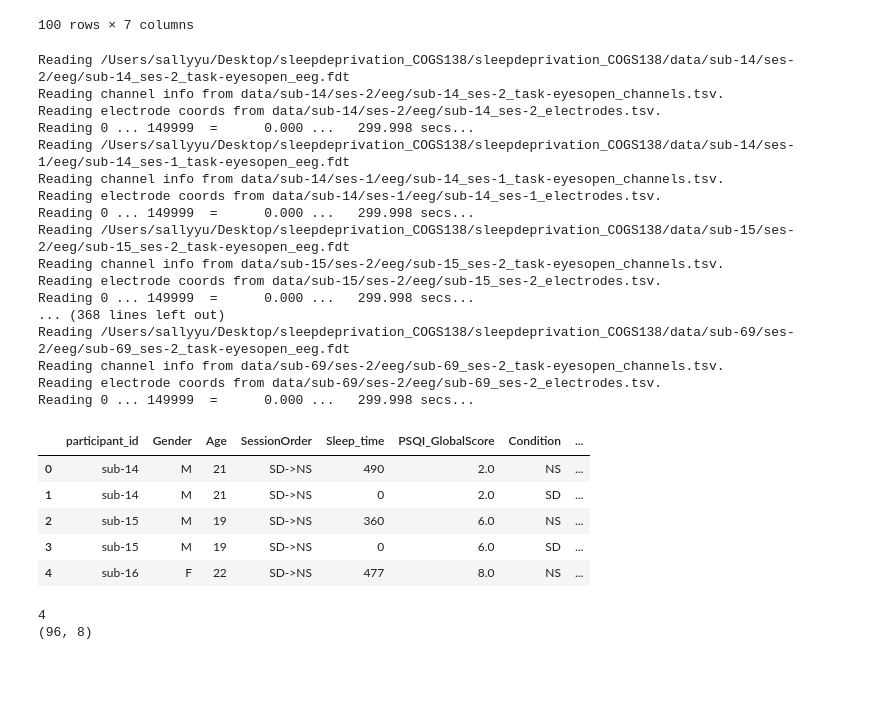
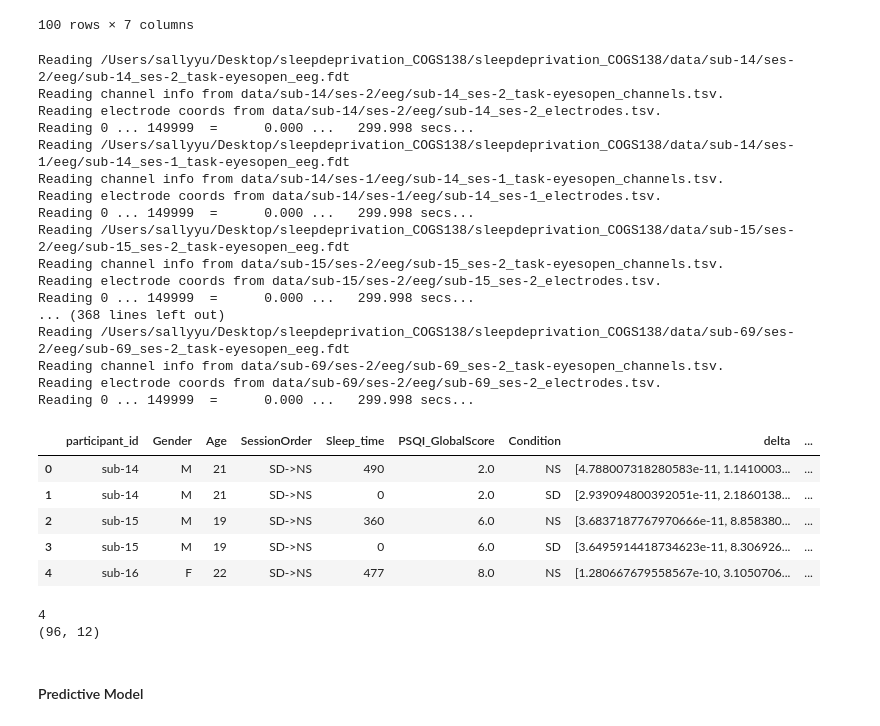
Before and after one commit to yangwestyyy21/sleepdeprivation_COGS138, a Jupyter notebook: sleepdeprivation_COGS138/read_eeg_data.ipynb, the cells around one changed output. Saved outputs shown, nothing was run; the diff lists cells and outputs as text; code cells hidden in the pictures; blank space fills up the shorter version.

```diff
--- a/sleepdeprivation_COGS138/read_eeg_data.ipynb
+++ b/sleepdeprivation_COGS138/read_eeg_data.ipynb
@@ -226,7 +226,9 @@ feature_df
 # extract channel frequency data from eeg and append to df
 warnings.filterwarnings("ignore", category=RuntimeWarning)
 
-feature_df['eeg_band_powers'] = None
+for band in bands.keys():
+    feature_df[band] = None
+
 bands = {'delta': (1, 4),
          'theta': (4, 8),
          'alpha': (8, 12),
@@ -250,50 +252,54 @@ for i, row in feature_df.iterrows():
     sfreq = raw.info['sfreq']
     f, Pxx = scipy.signal.welch(data[0], fs=sfreq, nperseg=1024, noverlap=512)
 
-    # calculate average power of each channel (61) for each frequency band (5) and store in a dict
+    # calculate average power of each channel (61) for each frequency band (5)
     avg_band_powers = {band: np.zeros((data.shape[0],)) for band in bands}
 
     for channel in range(data.shape[0]):
         f, Pxx = scipy.signal.welch(data[channel], fs=sfreq, nperseg=1024, noverlap=512)
 
         for band, (fmin, fmax) in bands.items():
             freq_mask = (f >= fmin) & (f <= fmax)
             avg_band_powers[band][channel] = np.mean(Pxx[freq_mask])
 
     # append the freq info dict to feature_df
-    feature_df.at[i, 'eeg_band_powers'] = avg_band_powers
+    # feature_df.at[i, 'eeg_band_powers'] = avg_band_powers
+    for band in bands.keys():
+        feature_df.at[i, band] = avg_band_powers[band]
 
 feature_df.head()
 # %% [output]
 Reading /Users/sallyyu/Desktop/sleepdeprivation_COGS138/sleepdeprivation_COGS138/data/sub-14/ses-2/eeg/sub-14_ses-2_task-eyesopen_eeg.fdt
 Reading channel info from data/sub-14/ses-2/eeg/sub-14_ses-2_task-eyesopen_channels.tsv.
 Reading electrode coords from data/sub-14/ses-2/eeg/sub-14_ses-2_electrodes.tsv.
 Reading 0 ... 149999  =      0.000 ...   299.998 secs...
 Reading /Users/sallyyu/Desktop/sleepdeprivation_COGS138/sleepdeprivation_COGS138/data/sub-14/ses-1/eeg/sub-14_ses-1_task-eyesopen_eeg.fdt
 Reading channel info from data/sub-14/ses-1/eeg/sub-14_ses-1_task-eyesopen_channels.tsv.
 Reading electrode coords from data/sub-14/ses-1/eeg/sub-14_ses-1_electrodes.tsv.
 Reading 0 ... 149999  =      0.000 ...   299.998 secs...
 Reading /Users/sallyyu/Desktop/sleepdeprivation_COGS138/sleepdeprivation_COGS138/data/sub-15/ses-2/eeg/sub-15_ses-2_task-eyesopen_eeg.fdt
 Reading channel info from data/sub-15/ses-2/eeg/sub-15_ses-2_task-eyesopen_channels.tsv.
 Reading electrode coords from data/sub-15/ses-2/eeg/sub-15_ses-2_electrodes.tsv.
 Reading 0 ... 149999  =      0.000 ...   299.998 secs...
 ... (368 lines left out)
 Reading /Users/sallyyu/Desktop/sleepdeprivation_COGS138/sleepdeprivation_COGS138/data/sub-69/ses-2/eeg/sub-69_ses-2_task-eyesopen_eeg.fdt
 Reading channel info from data/sub-69/ses-2/eeg/sub-69_ses-2_task-eyesopen_channels.tsv.
 Reading electrode coords from data/sub-69/ses-2/eeg/sub-69_ses-2_electrodes.tsv.
 Reading 0 ... 149999  =      0.000 ...   299.998 secs...
-|  | participant_id | Gender | Age | SessionOrder | Sleep_time | PSQI_GlobalScore | Condition | ... |
-| 0 | sub-14 | M | 21 | SD->NS | 490 | 2.0 | NS | ... |
-| 1 | sub-14 | M | 21 | SD->NS | 0 | 2.0 | SD | ... |
-| 2 | sub-15 | M | 19 | SD->NS | 360 | 6.0 | NS | ... |
-| 3 | sub-15 | M | 19 | SD->NS | 0 | 6.0 | SD | ... |
-| 4 | sub-16 | F | 22 | SD->NS | 477 | 8.0 | NS | ... |
+|  | participant_id | Gender | Age | SessionOrder | Sleep_time | PSQI_GlobalScore | Condition | delta | ... |
+| 0 | sub-14 | M | 21 | SD->NS | 490 | 2.0 | NS | [4.788007318280583e-11, 1.1410003... | ... |
+| 1 | sub-14 | M | 21 | SD->NS | 0 | 2.0 | SD | [2.939094800392051e-11, 2.1860138... | ... |
+| 2 | sub-15 | M | 19 | SD->NS | 360 | 6.0 | NS | [3.6837187767970666e-11, 8.858380... | ... |
+| 3 | sub-15 | M | 19 | SD->NS | 0 | 6.0 | SD | [3.6495914418734623e-11, 8.306926... | ... |
+| 4 | sub-16 | F | 22 | SD->NS | 477 | 8.0 | NS | [1.280667679558567e-10, 3.1050706... | ... |
 # %%
-print(feature_df['eeg_band_powers'].isnull().sum())
-feature_df.dropna(subset=['eeg_band_powers'], inplace=True)
+print(feature_df['delta'].isnull().sum())
+feature_df.dropna(subset=bands.keys(), inplace=True)
 print(feature_df.shape)
 # %% [output]
 4
-(96, 8)
+(96, 12)
 # %%
 feature_df.to_csv('feature_df.csv')
+# %% [markdown]
+#### Predictive Model
```
Also changed, not shown: parts of 3 cells of this notebook, 1 other file.
